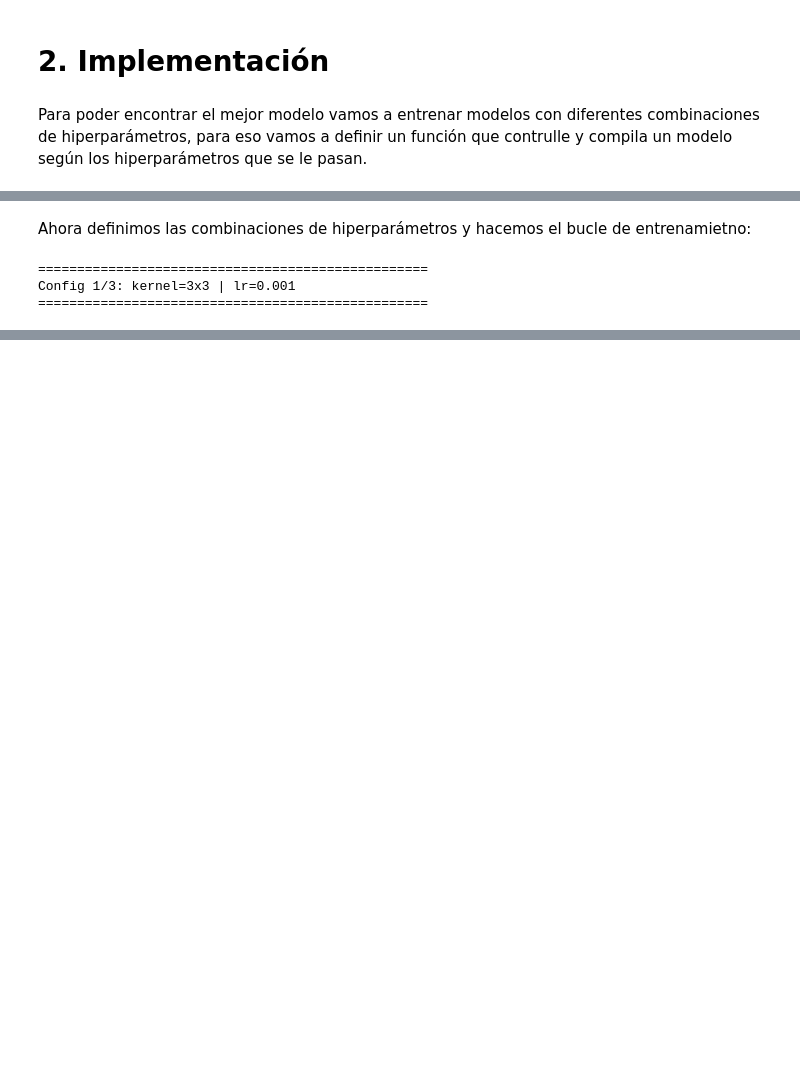
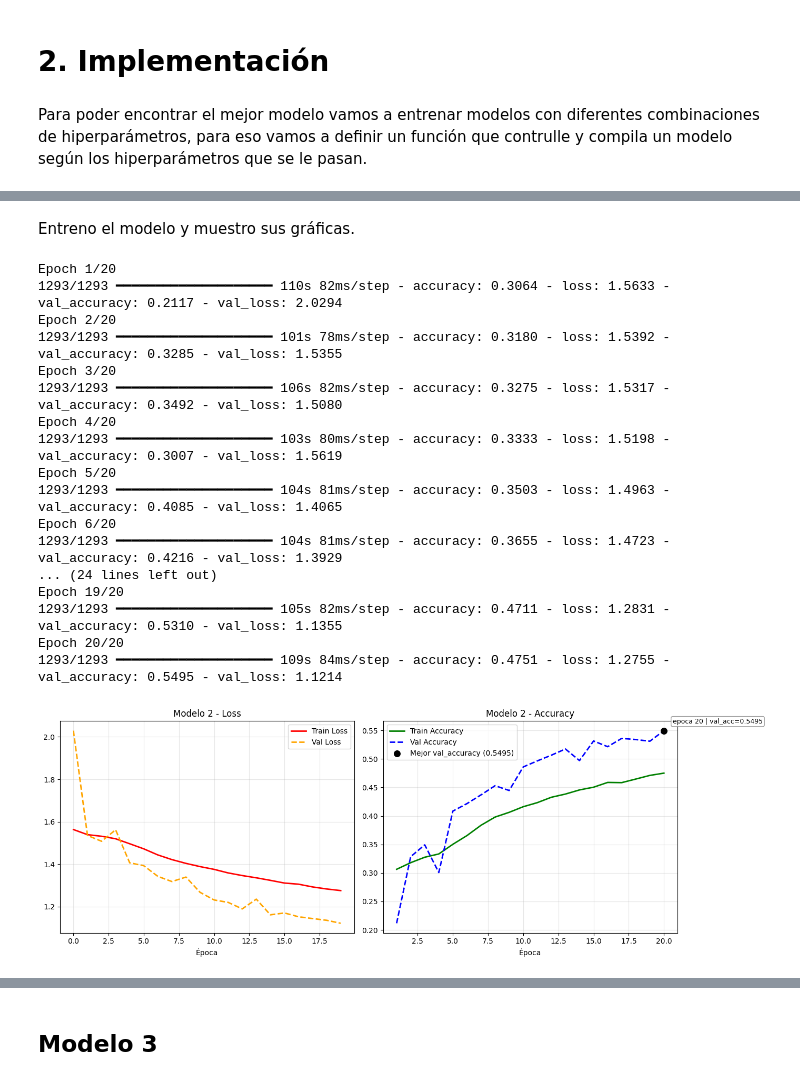
Before and after one commit to jacobo-perez-manteiga/Taller-3-CNN, a Jupyter notebook: PW2_E1_GROUP[n].ipynb, the cells around one changed output, grey strips where cells are left out. Saved outputs shown, nothing was run; the diff lists cells and outputs as text; code cells hidden in the pictures; blank space fills up the shorter version.

```diff
--- a/PW2_E1_GROUP[n].ipynb
+++ b/PW2_E1_GROUP[n].ipynb
@@ -254,53 +374,26 @@ def construir_modelo(kernel_size, learning_rate):
 
     return modelo
 # %% [markdown]
-Ahora definimos las combinaciones de hiperparámetros y hacemos el bucle de entrenamietno:
+Entreno el modelo y muestro sus gráficas.
 # %%
-combinaciones = [
-    (3, 0.001),
-    (3, 0.0005),
-    (5, 0.001),
-]
-EPOCAS = 10
-
-import time
-
-
-
-resultados = []
-
-for i, (kernel, lr) in enumerate(combinaciones):
-
-    print(f"\n{'='*50}")
-    print(f"Config {i+1}/{len(combinaciones)}: kernel={kernel}x{kernel} | lr={lr}")
-    print(f"{'='*50}")
-
-    modelo = construir_modelo(kernel, lr)
-
-    hist = modelo.fit(
-        gen_train, #generador de entrenamiento con augmentation
-        epochs           = EPOCAS,
-        batch_size       = TAMANO_LOTE,
-        steps_per_epoch  = int(np.ceil(gen_train.samples / TAMANO_LOTE)), #pasos por epoca
-        validation_data  = gen_val, #datos de validación sin augmentation para monitorizar el overfitting
-        validation_steps = int(np.ceil(gen_val.samples / TAMANO_LOTE)), #pasos de validación
-        verbose          = 1
-    )
-
-    resultados.append({
-        'kernel' : kernel,
-        'lr'     : lr,
-        'val_acc': hist.history['val_accuracy'][-1] * 100,
-        'historial': hist
-    })
-
-#Imprimo el mejor modelo por pantalla
-mejor = max(resultados, key=lambda x: x['val_acc'])
-print("Mejor modelo:")
-print(f"   kernel  : {mejor['kernel']}x{mejor['kernel']}")
-print(f"   lr      : {mejor['lr']}")
-print(f"   val_acc : {mejor['val_acc']:.2f}%")
+modelo2 = construir_modelo2()
+hist2 = entrenar_y_graficar(modelo2, 'Modelo 2')
 # %% [output]
-==================================================
-Config 1/3: kernel=3x3 | lr=0.001
-==================================================
+Epoch 1/20
+1293/1293 ━━━━━━━━━━━━━━━━━━━━ 110s 82ms/step - accuracy: 0.3064 - loss: 1.5633 - val_accuracy: 0.2117 - val_loss: 2.0294
+Epoch 2/20
+1293/1293 ━━━━━━━━━━━━━━━━━━━━ 101s 78ms/step - accuracy: 0.3180 - loss: 1.5392 - val_accuracy: 0.3285 - val_loss: 1.5355
+Epoch 3/20
+1293/1293 ━━━━━━━━━━━━━━━━━━━━ 106s 82ms/step - accuracy: 0.3275 - loss: 1.5317 - val_accuracy: 0.3492 - val_loss: 1.5080
+Epoch 4/20
+1293/1293 ━━━━━━━━━━━━━━━━━━━━ 103s 80ms/step - accuracy: 0.3333 - loss: 1.5198 - val_accuracy: 0.3007 - val_loss: 1.5619
+Epoch 5/20
+1293/1293 ━━━━━━━━━━━━━━━━━━━━ 104s 81ms/step - accuracy: 0.3503 - loss: 1.4963 - val_accuracy: 0.4085 - val_loss: 1.4065
+Epoch 6/20
+1293/1293 ━━━━━━━━━━━━━━━━━━━━ 104s 81ms/step - accuracy: 0.3655 - loss: 1.4723 - val_accuracy: 0.4216 - val_loss: 1.3929
+... (24 lines left out)
+Epoch 19/20
+1293/1293 ━━━━━━━━━━━━━━━━━━━━ 105s 82ms/step - accuracy: 0.4711 - loss: 1.2831 - val_accuracy: 0.5310 - val_loss: 1.1355
+Epoch 20/20
+1293/1293 ━━━━━━━━━━━━━━━━━━━━ 109s 84ms/step - accuracy: 0.4751 - loss: 1.2755 - val_accuracy: 0.5495 - val_loss: 1.1214
+[figure, added]
@@ -346,0 +402,2 @@ plt.show()
+# %% [markdown]
+## Modelo 3
```
Also changed, not shown: parts of 25 cells of this notebook.
